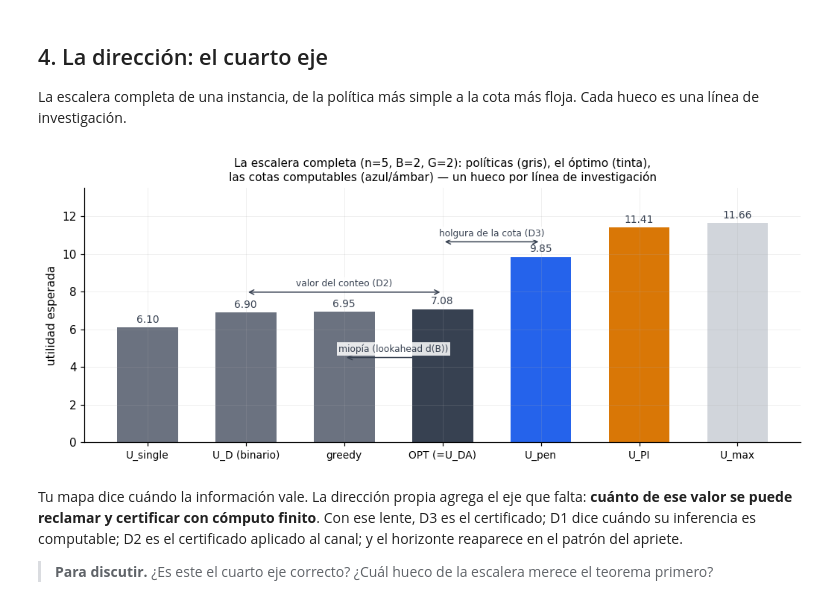
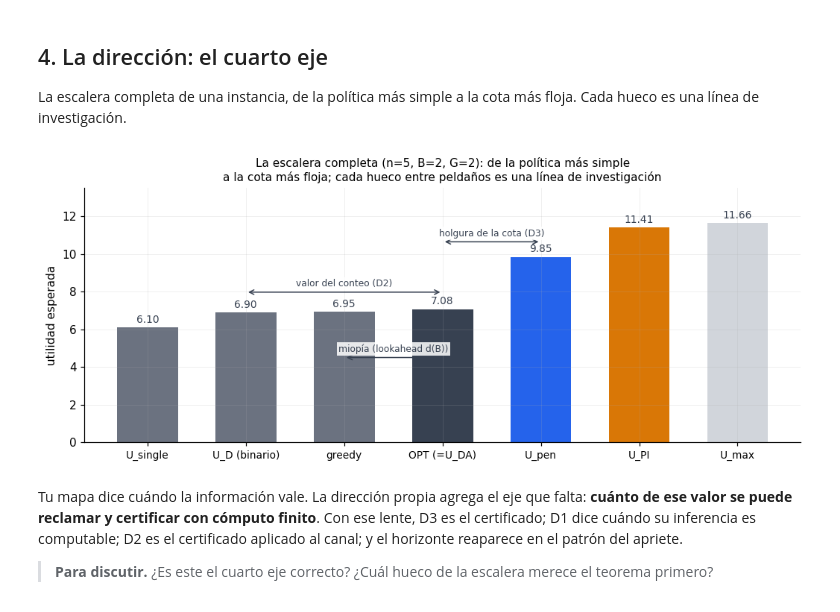
Before and after one commit to Vladi-roSP/pooled-testing-dynamic, a Jupyter notebook: augmented/notebooks/sesion_francisco.ipynb, the cells around one changed output. Drawn from its saved outputs; the diff is of its cells as text; code cells hidden in the pictures.

```diff
--- a/augmented/notebooks/sesion_francisco.ipynb
+++ b/augmented/notebooks/sesion_francisco.ipynb
@@ -336,36 +336,36 @@ vals['U_D (binario)'] = solve_classical_dynamic(p_L, u_L, BL, GL)[0]
 vals['greedy'] = greedy_myopic_expected_utility(p_L, u_L, BL, GL)
 vals['OPT (=U_DA)'] = solve_optimal_dapts(p_L, u_L, BL, GL)[0]
 vals['U_pen'] = u_pen_exact(p_L, u_L, BL, GL, v_hat='umax')
 vals['U_PI'] = u_pi_exact(p_L, u_L, BL, GL)
 vals['U_max'] = u_max(p_L, u_L)
 names = list(vals); xs = range(len(names))
 colors = [GRIS, GRIS, GRIS, TINTA, AZUL, AMBAR, '#d1d5db']
 
 fig, ax = plt.subplots(figsize=(9.5, 4.0))
 ax.bar(xs, [vals[k] for k in names], color=colors, width=0.62)
 for i, k in enumerate(names):
     ax.annotate(f'{vals[k]:.2f}', (i, vals[k]), ha='center',
                 textcoords='offset points', xytext=(0, 4), fontsize=9,
                 color=TINTA)
 def brace(i, j, text, y):
     ax.annotate('', xy=(j, y), xytext=(i, y),
                 arrowprops=dict(arrowstyle='<->', color=TINTA, lw=1))
     ax.annotate(text, ((i + j) / 2, y), textcoords='offset points',
                 xytext=(0, 5), ha='center', fontsize=8, color=TINTA,
                 bbox=dict(fc='white', ec='none', alpha=0.85, pad=1.5),
                 zorder=5)
 top = vals['U_max']
 brace(1, 3, 'valor del conteo (D2)', vals['OPT (=U_DA)'] + 0.9)
 brace(3, 4, 'holgura de la cota (D3)', vals['U_pen'] + 0.8)
 brace(2, 3, 'miopía (lookahead d(B))', vals['U_single'] - 1.6)
 ax.set_ylim(0, top * 1.16)
 ax.set_xticks(list(xs)); ax.set_xticklabels(names, fontsize=9)
 ax.set_ylabel('utilidad esperada')
-ax.set_title('La escalera completa (n=5, B=2, G=2): políticas (gris), el óptimo (tinta),\n'
-             'las cotas computables (azul/ámbar) — un hueco por línea de investigación', fontsize=10)
+ax.set_title('La escalera completa (n=5, B=2, G=2): de la política más simple\n'
+             'a la cota más floja; cada hueco entre peldaños es una línea de investigación', fontsize=10)
 fig.tight_layout(); plt.show()
 # %% [output]
-[figure, old version]
+[figure, new version]
 # %% [markdown]
 Tu mapa dice cuándo la información vale. La dirección propia agrega el eje
 que falta: **cuánto de ese valor se puede reclamar y certificar con cómputo
```
Also changed, not shown: parts of 1 cell of this notebook, 1 other file.
